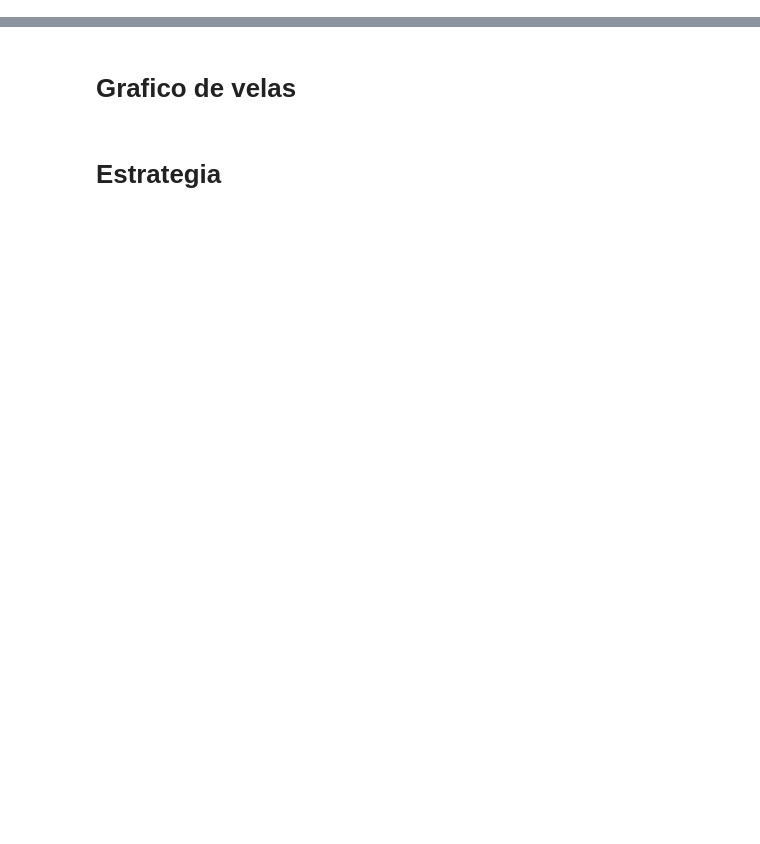
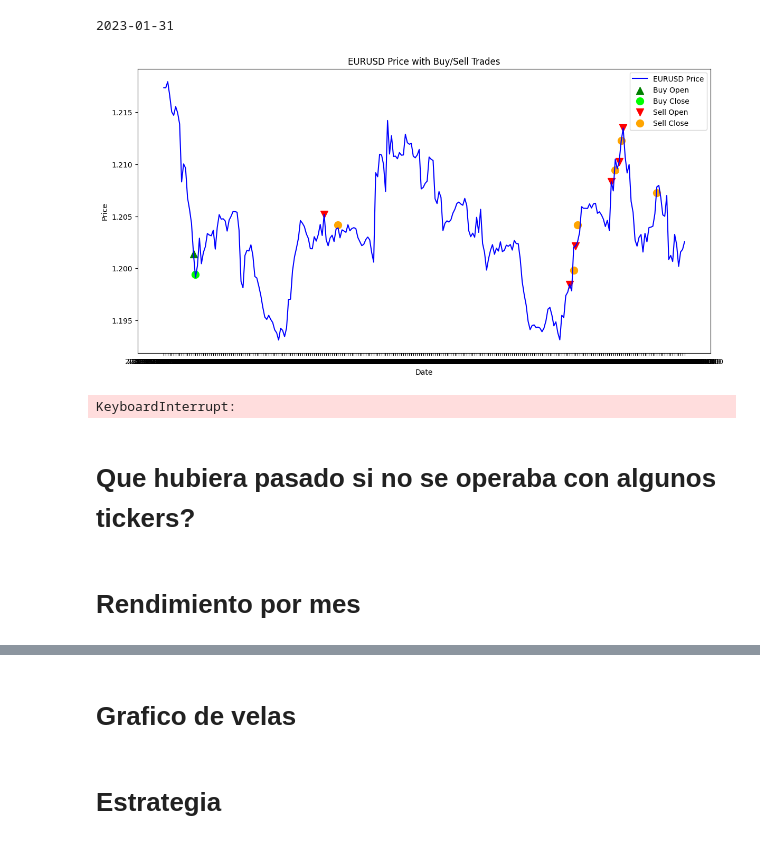
Before and after one commit to SaidJacobo/forex_ml_bot, a Jupyter notebook: Check results.ipynb, the cells around one changed output, grey strips where cells are left out. Saved outputs shown, nothing was run; the diff lists cells and outputs as text; code cells hidden in the pictures; blank space fills up the shorter version.

```diff
--- a/Check results.ipynb
+++ b/Check results.ipynb
@@ -138,0 +269,60 @@ USDCHF: 0.5295267995715566
+# %%
+ticker = 'GBPUSD'
+date_from = datetime(2023,1,1)
+date_to = date_from + timedelta(days=15)
+
+while date_to < datetime(2024,1,1):
+    date_from_str = date_from.strftime('%Y-%m-%d')
+    date_to_str = date_to.strftime('%Y-%m-%d')
+
+    historical_prices = pd.read_csv(f'./backbone/data/backtest/symbols/{ticker}.csv')
+
+    historical_prices = historical_prices[
+        (historical_prices['Date']>date_from_str)
+        & (historical_prices['Date']<date_to_str)
+    ]
+
+    plt.figure(figsize=(14, 7))
+    plt.plot(historical_prices['Date'], historical_prices['Close'], label='EURUSD Price', color='blue')
+
+    # Añadir las operaciones de compra y venta
+    buy_trades = orders[
+        (orders['operation_type']=='OperationType.BUY')
+        & (orders['close_time']>date_from_str)
+        & (orders['close_time']<date_to_str)
+        & (orders['ticker']==ticker)
+    ]
+    sell_trades = orders[
+        (orders['operation_type']=='OperationType.SELL')
+        & (orders['close_time']>date_from_str)
+        & (orders['close_time']<date_to_str)
+        & (orders['ticker']==ticker)
+    ]
+
+    # Graficar las operaciones de compra
+    plt.scatter(buy_trades['open_time'], buy_trades['open_price'], color='green', marker='^', s=100, label='Buy Open')
+    plt.scatter(buy_trades['close_time'], buy_trades['close_price'], color='lime', marker='o', s=100, label='Buy Close')
+
+    # Graficar las operaciones de venta
+    plt.scatter(sell_trades['open_time'], sell_trades['open_price'], color='red', marker='v', s=100, label='Sell Open')
+    plt.scatter(sell_trades['close_time'], sell_trades['close_price'], color='orange', marker='o', s=100, label='Sell Close')
+
+    # Añadir etiquetas y leyenda
+    plt.xlabel('Date')
+    plt.ylabel('Price')
+    plt.title('EURUSD Price with Buy/Sell Trades')
+    plt.legend()
+
+    # Mostrar el gráfico
+    plt.show()
+
+    time.sleep(8)
+    clear_output(wait=True)
+
+    date_from += timedelta(days=15)
+    date_to += timedelta(days=15)
+    print(date_from_str)
+# %% [output]
+2023-01-31
+[figure, added]
+KeyboardInterrupt:
@@ -138,0 +337,2 @@ USDCHF: 0.5295267995715566
+# %% [markdown]
+# Que hubiera pasado si no se operaba con algunos tickers?
@@ -138,0 +353,2 @@ USDCHF: 0.5295267995715566
+# %% [markdown]
+# Rendimiento por mes
```
Also changed, not shown: parts of 39 cells of this notebook, 4 other files.
